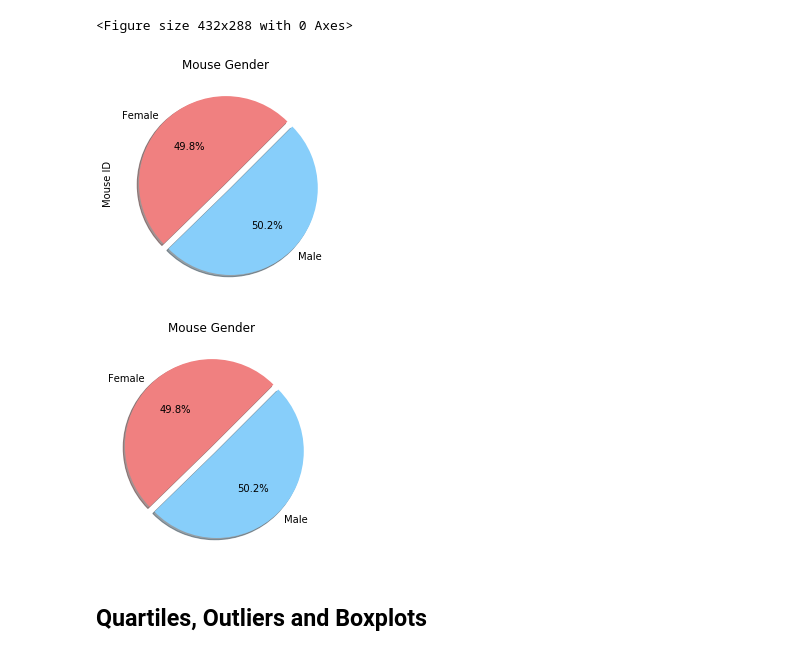
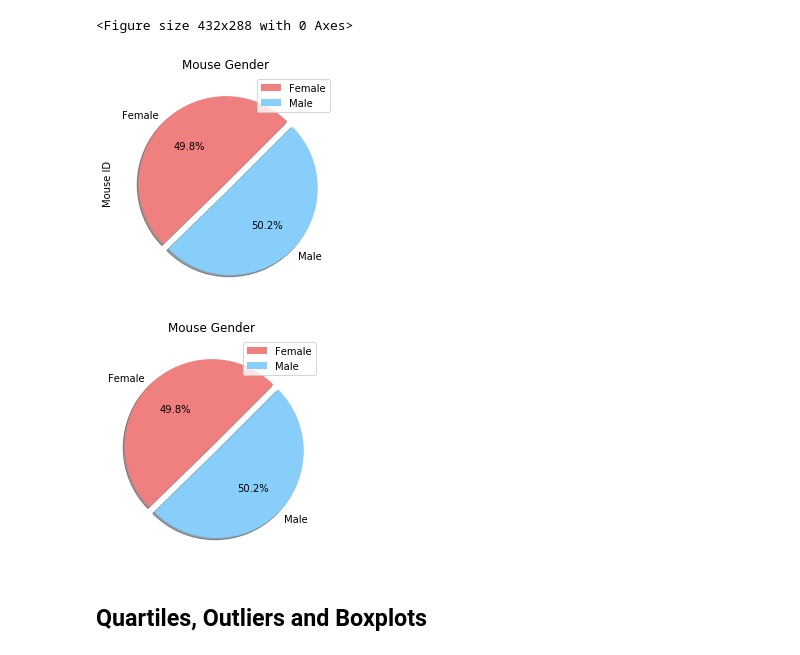
Before and after one commit to Ssimoes48/Plots-Matplotlib, a Jupyter notebook: pymaceuticals_starter.ipynb, the cells around one changed output. Saved outputs shown, nothing was run; the diff lists cells and outputs as text; code cells hidden in the pictures.

```diff
--- a/pymaceuticals_starter.ipynb
+++ b/pymaceuticals_starter.ipynb
@@ -141,23 +141,23 @@ colors = ["lightcoral", "lightskyblue"]
 
 mice_gender.plot(kind="pie", explode=explode, shadow=True, startangle=45,
                  colors=colors, autopct="%1.1f%%", title="Mouse Gender")
-
+plt.legend()
 plt.show()
 # %% [output]
-[figure, old version]
+[figure, new version]
 # %%
 # Generate identical pie plot using pyplot
 
 labels = ["Female", "Male"]
 
 plt.pie(mice_gender, explode=explode, shadow=True, startangle=45,
                  colors=colors, autopct="%1.1f%%", labels=labels)
 
 plt.title("Mouse Gender")
-
+plt.legend()
 plt.show()
 # %% [output]
-[figure, old version]
+[figure, new version]
 # %% [markdown]
 ## Quartiles, Outliers and Boxplots
 # %%
```
Also changed, not shown: parts of 8 cells of this notebook.
